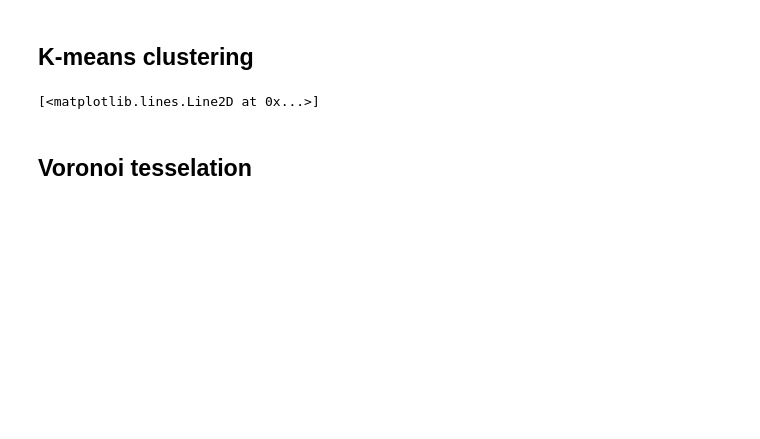
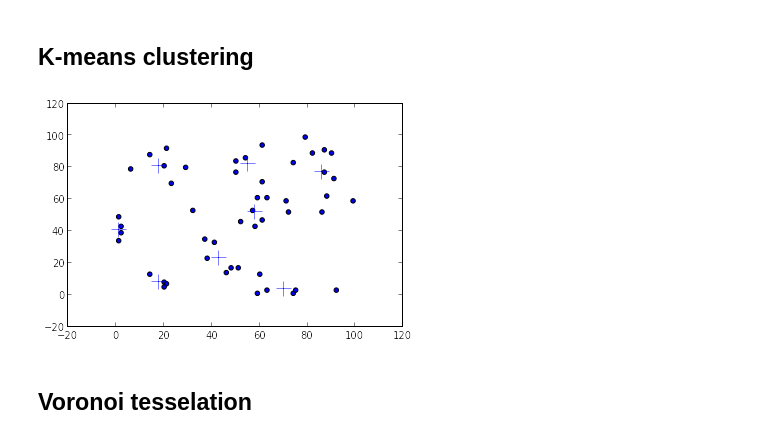
Before and after one commit to dapregi/toy_projects, a Jupyter notebook: ipython_nbs/kmeans_voronoi.ipynb, the cells around one changed output. Cells and saved outputs as stored; diff of their text form; code cells hidden in the pictures; blank space fills up the shorter version.

```diff
--- a/ipython_nbs/kmeans_voronoi.ipynb
+++ b/ipython_nbs/kmeans_voronoi.ipynb
@@ -22,21 +25,22 @@ plt.scatter(x,y)
 # %%
 CLUSTERS = 8 # number of desired clusters
 
 from scipy.cluster.vq import kmeans, vq
 
 data = np.vstack(zip(x, y))
 
 ## K-means clustering
 centers = kmeans(data, CLUSTERS)[0]
 cluster = vq(data, centers)[0]
 
-plt.plot(data[cluster==0, 0], data[cluster==0, 1], 'og',
-         data[cluster==1, 0], data[cluster==1, 1], 'or',
-         data[cluster==2, 0], data[cluster==2, 1], 'ok')
+def plot_kmeans_clustering():
+    plt.plot(centers[:, 0], centers[:, 1], '+', markersize=15)
 
-plt.plot(centers[:, 0], centers[:, 1], '+', markersize=15)
+# Plotting
+plot_data_points()
+plot_kmeans_clustering()
 # %% [output]
-[<matplotlib.lines.Line2D at 0x...>]
+[figure, added]
 # %% [markdown]
 ## Voronoi tesselation
 # %%
```
Also changed, not shown: parts of 3 cells of this notebook.
